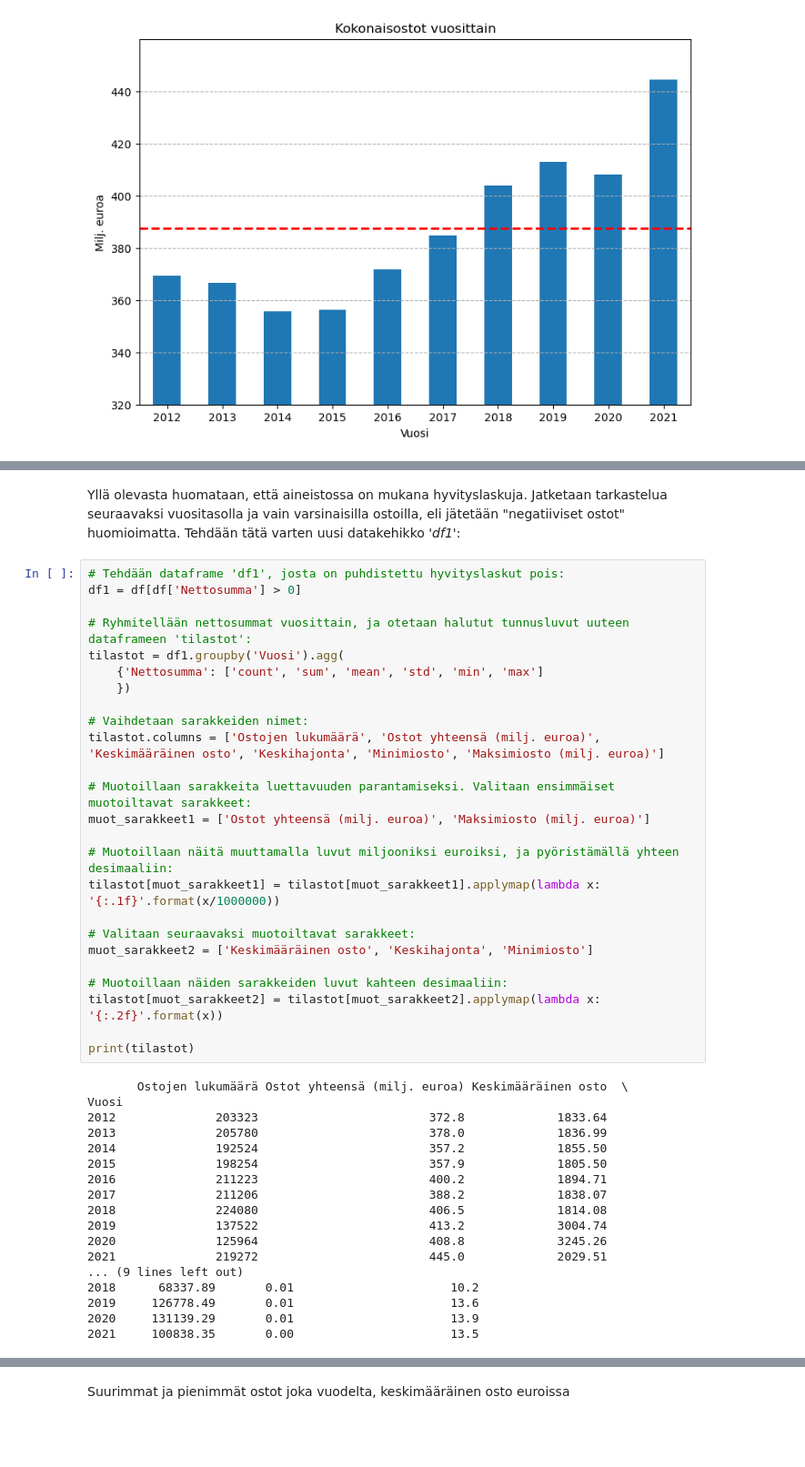
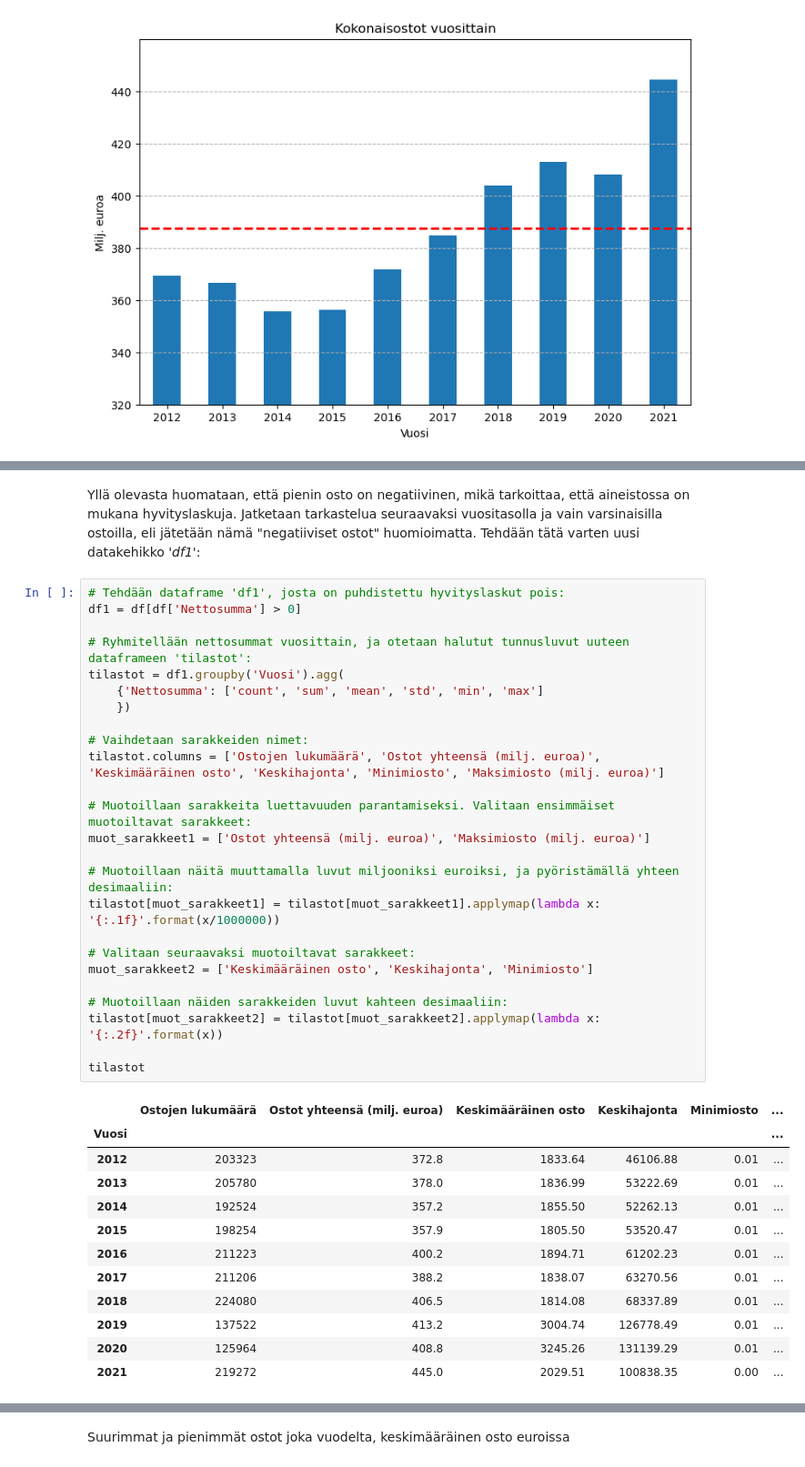
Before and after one commit to SallaLipasti/jkl-ostolaskut, a Jupyter notebook: ostolaskut.ipynb, the cells around one changed output, grey strips where cells are left out. Shown at 91% size. Saved outputs shown, nothing was run; the diff lists cells and outputs as text; blank space fills up the shorter version.

```diff
--- a/ostolaskut.ipynb
+++ b/ostolaskut.ipynb
@@ -781,50 +775,45 @@ min     -9.078436e+06
 max      1.386253e+07
 Name: Nettosumma, dtype: float64
 # %% [markdown]
-Yllä olevasta huomataan, että aineistossa on mukana hyvityslaskuja. Jatketaan tarkastelua seuraavaksi vuositasolla ja vain varsinaisilla ostoilla, eli jätetään "negatiiviset ostot" huomioimatta. Tehdään tätä varten uusi datakehikko *'df1'*:
+Yllä olevasta huomataan, että pienin osto on negatiivinen, mikä tarkoittaa, että aineistossa on mukana hyvityslaskuja. Jatketaan tarkastelua seuraavaksi vuositasolla ja vain varsinaisilla ostoilla, eli jätetään nämä "negatiiviset ostot" huomioimatta. Tehdään tätä varten uusi datakehikko *'df1'*:
 # %%
 # Tehdään dataframe 'df1', josta on puhdistettu hyvityslaskut pois:
 df1 = df[df['Nettosumma'] > 0]
 
 # Ryhmitellään nettosummat vuosittain, ja otetaan halutut tunnusluvut uuteen dataframeen 'tilastot':
 tilastot = df1.groupby('Vuosi').agg(
     {'Nettosumma': ['count', 'sum', 'mean', 'std', 'min', 'max']
     })
 
 # Vaihdetaan sarakkeiden nimet:
 tilastot.columns = ['Ostojen lukumäärä', 'Ostot yhteensä (milj. euroa)', 'Keskimääräinen osto', 'Keskihajonta', 'Minimiosto', 'Maksimiosto (milj. euroa)']
 
 # Muotoillaan sarakkeita luettavuuden parantamiseksi. Valitaan ensimmäiset muotoiltavat sarakkeet:
 muot_sarakkeet1 = ['Ostot yhteensä (milj. euroa)', 'Maksimiosto (milj. euroa)']
 
 # Muotoillaan näitä muuttamalla luvut miljooniksi euroiksi, ja pyöristämällä yhteen desimaaliin:
 tilastot[muot_sarakkeet1] = tilastot[muot_sarakkeet1].applymap(lambda x: '{:.1f}'.format(x/1000000))
 
 # Valitaan seuraavaksi muotoiltavat sarakkeet:
 muot_sarakkeet2 = ['Keskimääräinen osto', 'Keskihajonta', 'Minimiosto']
 
 # Muotoillaan näiden sarakkeiden luvut kahteen desimaaliin:
 tilastot[muot_sarakkeet2] = tilastot[muot_sarakkeet2].applymap(lambda x: '{:.2f}'.format(x))
 
-print(tilastot)
+tilastot
 # %% [output]
-       Ostojen lukumäärä Ostot yhteensä (milj. euroa) Keskimääräinen osto  \
-Vuosi
-2012              203323                        372.8             1833.64
-2013              205780                        378.0             1836.99
-2014              192524                        357.2             1855.50
-2015              198254                        357.9             1805.50
-2016              211223                        400.2             1894.71
-2017              211206                        388.2             1838.07
-2018              224080                        406.5             1814.08
-2019              137522                        413.2             3004.74
-2020              125964                        408.8             3245.26
-2021              219272                        445.0             2029.51
-... (9 lines left out)
-2018      68337.89       0.01                      10.2
-2019     126778.49       0.01                      13.6
-2020     131139.29       0.01                      13.9
-2021     100838.35       0.00                      13.5
+|  | Ostojen lukumäärä | Ostot yhteensä (milj. euroa) | Keskimääräinen osto | Keskihajonta | Minimiosto | ... |
+| Vuosi |  |  |  |  |  | ... |
+| 2012 | 203323 | 372.8 | 1833.64 | 46106.88 | 0.01 | ... |
+| 2013 | 205780 | 378.0 | 1836.99 | 53222.69 | 0.01 | ... |
+| 2014 | 192524 | 357.2 | 1855.50 | 52262.13 | 0.01 | ... |
+| 2015 | 198254 | 357.9 | 1805.50 | 53520.47 | 0.01 | ... |
+| 2016 | 211223 | 400.2 | 1894.71 | 61202.23 | 0.01 | ... |
+| 2017 | 211206 | 388.2 | 1838.07 | 63270.56 | 0.01 | ... |
+| 2018 | 224080 | 406.5 | 1814.08 | 68337.89 | 0.01 | ... |
+| 2019 | 137522 | 413.2 | 3004.74 | 126778.49 | 0.01 | ... |
+| 2020 | 125964 | 408.8 | 3245.26 | 131139.29 | 0.01 | ... |
+| 2021 | 219272 | 445.0 | 2029.51 | 100838.35 | 0.00 | ... |
 # %% [markdown]
 Tuloksista havaitaan, että vuosittaisten ostotapahtumien määrä on pysynyt noin kahdensadan tuhannen kappaleen tasolla muulloin, paitsi vuosina 2019 ja 2020, jolloin ostoja on tehty merkittävästi muita vuosia vähemmän. Ostojen yhteenlaskettu summa on ollut tarkastelujakson loppupuolella alkupuolta suurempi, kuten myös keskimääräiset ostot ja maksimiostot. Keskimääräiset ostot vaihtelivat vuosittain suuresti. Pienimmillään keskimääräiset vuosiostot olivat 1805,50 euroa (2015), ja suurimmillaan ne olivat 3245,26 euroa (2020). Minimiostoissa sen sijaan ei ollut käytännössä eroa, vaan pienin ostos oli noin nolla euroa joka vuonna. Maksimiostoissa vaihtelu sen sijaan oli suurta. Pienimmillään yksittäinen maksimiosto oli vuosina 2012 ja 2015 (5,5 miljooonaa euroa), kun taas suurimmillaan maksimiosto oli vuonna 2020 (13,9 miljoonaa euroa).
 
```
Also changed, not shown: parts of 31 cells of this notebook.
